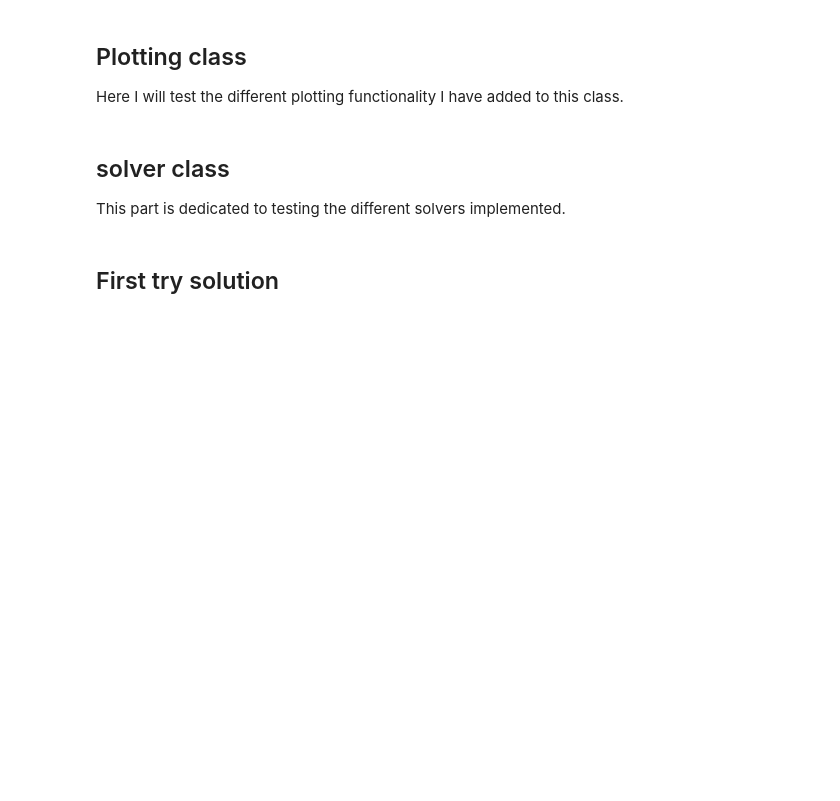
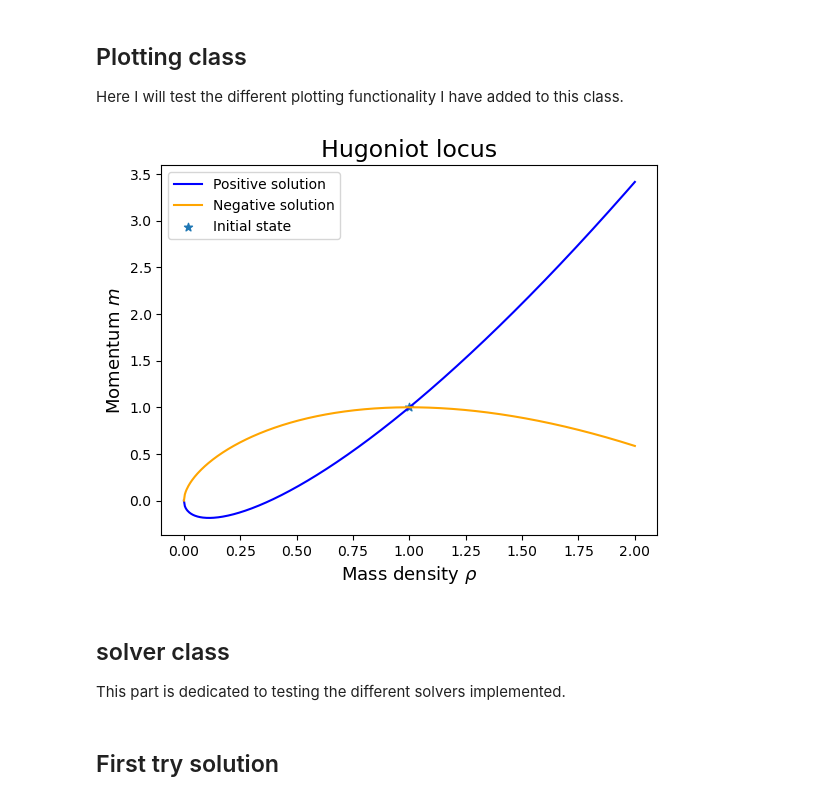
Before and after one commit to BertDepoorter/Individual_CMfAA, a Jupyter notebook: debugging.ipynb, the cells around one changed output. Saved outputs shown, nothing was run; the diff lists cells and outputs as text; code cells hidden in the pictures; blank space fills up the shorter version.

Commit message:
testing hugoniot locus

```diff
--- a/debugging.ipynb
+++ b/debugging.ipynb
@@ -16,3 +14,20 @@ ImportError: cannot import name 'plotting' from 'plotting' (/Users/bertdepoorter
+# %%
+# initialize necessary classes
+
+mu = 1.0 # set to 1 for convenience
+T = 1.0 # set to 1 for convenience
+
+# Riemann initial conditions
+rho_L = 1.0  # x < 0
+rho_R = 0.5  # x > 0
+
+plots = plotting(rho_L, rho_R, T=T, mu=mu)
 # %% [markdown]
 ## Plotting class
 Here I will test the different plotting functionality I have added to this class.
+# %%
+# we plot the Hugoniot locus for a given state U
+U = (1, 1)
+plots.plot_Hugoniot_locus(U)
+# %% [output]
+[figure, added]
```
Also changed, not shown: parts of 3 cells of this notebook, 3 other files.
